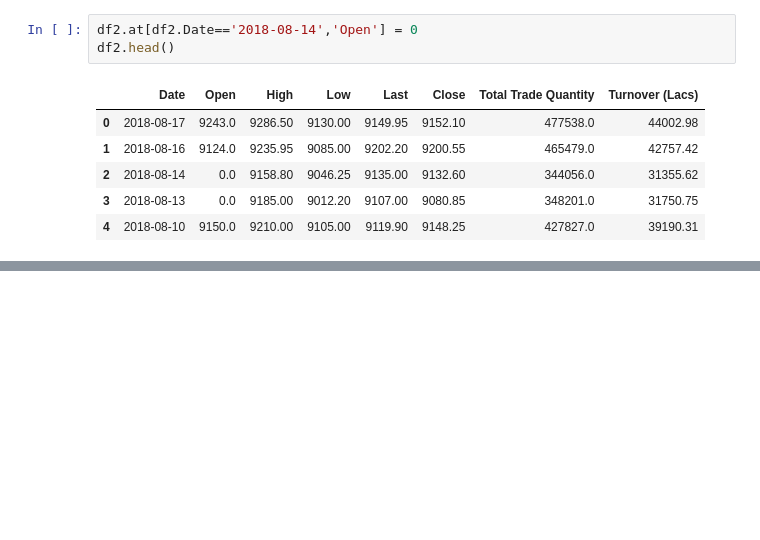
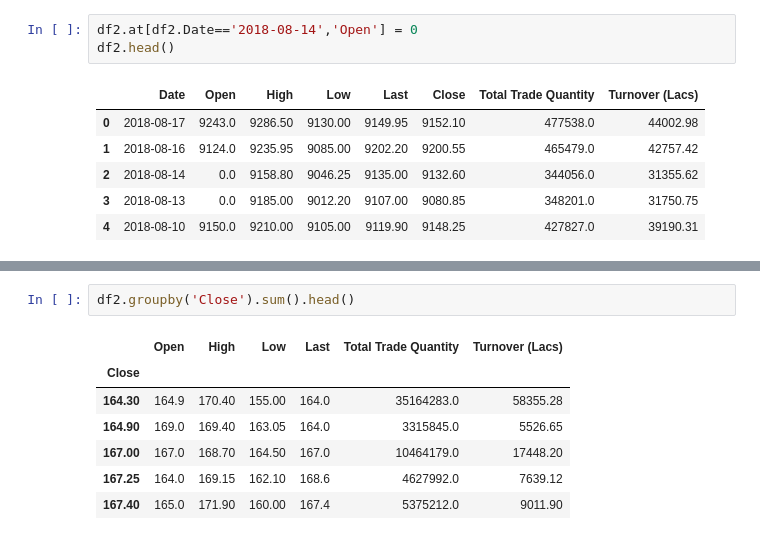
Before and after one commit to anurag19997/Pandas-Practice, a Jupyter notebook: 10minutestopandas.ipynb, the cells around one changed output, grey strips where cells are left out. Saved outputs shown, nothing was run; the diff lists cells and outputs as text; blank space fills up the shorter version.

```diff
--- a/10minutestopandas.ipynb
+++ b/10minutestopandas.ipynb
@@ -251,0 +314,10 @@ df2.head()
+# %%
+df2.groupby('Close').sum().head()
+# %% [output]
+|  | Open | High | Low | Last | Total Trade Quantity | Turnover (Lacs) |
+| Close |  |  |  |  |  |  |
+| 164.30 | 164.9 | 170.40 | 155.00 | 164.0 | 35164283.0 | 58355.28 |
+| 164.90 | 169.0 | 169.40 | 163.05 | 164.0 | 3315845.0 | 5526.65 |
+| 167.00 | 167.0 | 168.70 | 164.50 | 167.0 | 10464179.0 | 17448.20 |
+| 167.25 | 164.0 | 169.15 | 162.10 | 168.6 | 4627992.0 | 7639.12 |
+| 167.40 | 165.0 | 171.90 | 160.00 | 167.4 | 5375212.0 | 9011.90 |
```
Also changed, not shown: parts of 12 cells of this notebook.
